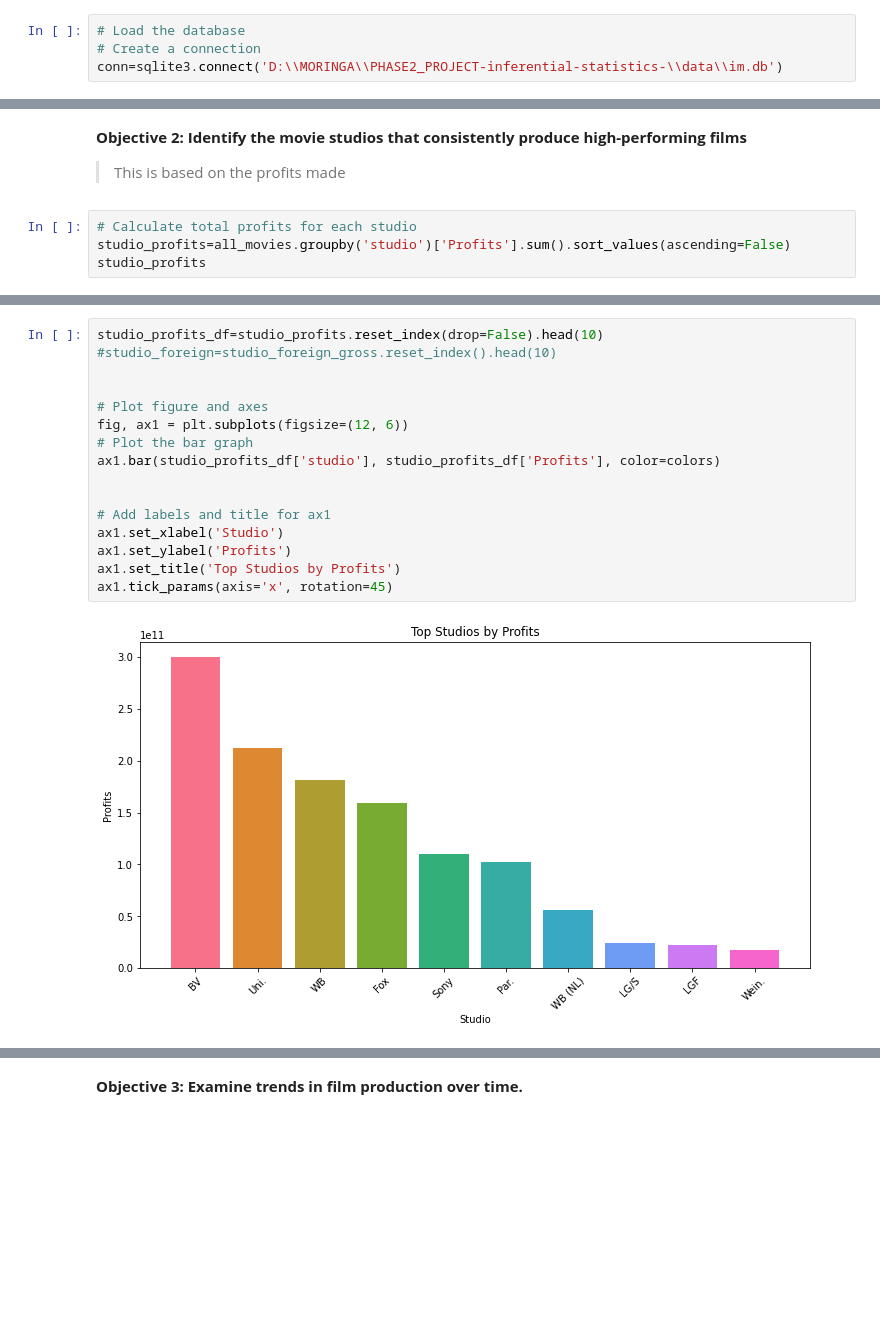
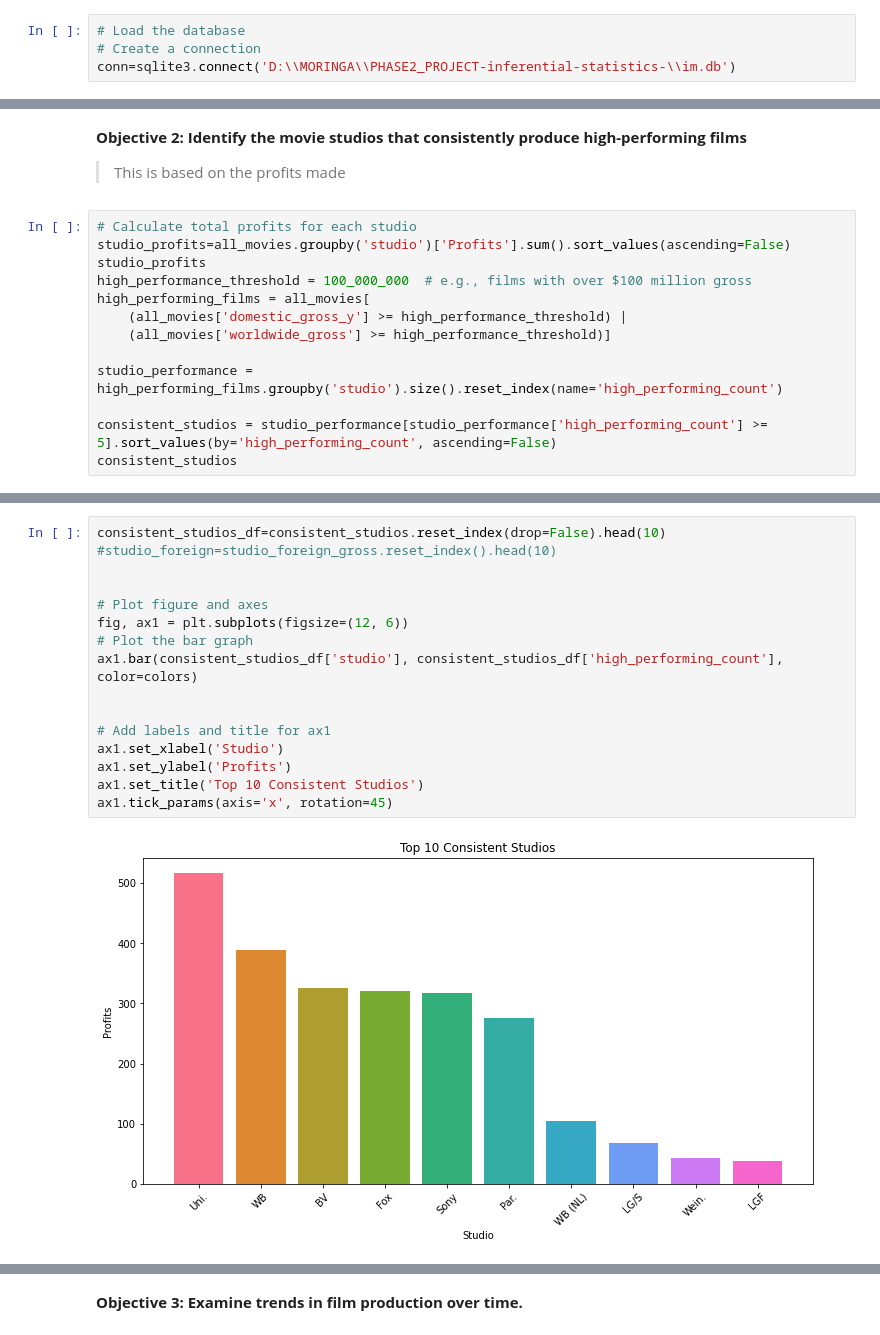
Before and after one commit to mikabenson/PHASE2_PROJECT-inferential-statistics-, a Jupyter notebook: notebooks/Franciscar.ipynb, the cells around one changed output, grey strips where cells are left out. Drawn from its saved outputs; the diff is of its cells as text; blank space fills up the shorter version.

```diff
--- a/notebooks/Franciscar.ipynb
+++ b/notebooks/Franciscar.ipynb
@@ -108,7 +108,7 @@ reviews
 # %%
 # Load the database
 # Create a connection
-conn=sqlite3.connect('D:\\MORINGA\\PHASE2_PROJECT-inferential-statistics-\\data\\im.db')
+conn=sqlite3.connect('D:\\MORINGA\\PHASE2_PROJECT-inferential-statistics-\\im.db')
 # %%
 # Create a cursor
 cursor=conn.cursor()
@@ -697,4 +699,13 @@ Text(0.5, 1.0, 'Top Genres by Profits')
 # Calculate total profits for each studio
 studio_profits=all_movies.groupby('studio')['Profits'].sum().sort_values(ascending=False)
 studio_profits
+high_performance_threshold = 100_000_000  # e.g., films with over $100 million gross
+high_performing_films = all_movies[
+    (all_movies['domestic_gross_y'] >= high_performance_threshold) |
+    (all_movies['worldwide_gross'] >= high_performance_threshold)]
+
+studio_performance = high_performing_films.groupby('studio').size().reset_index(name='high_performing_count')
+
+consistent_studios = studio_performance[studio_performance['high_performing_count'] >= 5].sort_values(by='high_performing_count', ascending=False)
+consistent_studios
 # %% [output]
@@ -714,20 +729,20 @@ Name: Profits, Length: 80, dtype: float64
 # %%
-studio_profits_df=studio_profits.reset_index(drop=False).head(10)
+consistent_studios_df=consistent_studios.reset_index(drop=False).head(10)
 #studio_foreign=studio_foreign_gross.reset_index().head(10)
 
 
 # Plot figure and axes
 fig, ax1 = plt.subplots(figsize=(12, 6))
 # Plot the bar graph
-ax1.bar(studio_profits_df['studio'], studio_profits_df['Profits'], color=colors)
+ax1.bar(consistent_studios_df['studio'], consistent_studios_df['high_performing_count'], color=colors)
 
 
 # Add labels and title for ax1
 ax1.set_xlabel('Studio')
 ax1.set_ylabel('Profits')
-ax1.set_title('Top Studios by Profits')
+ax1.set_title('Top 10 Consistent Studios')
 ax1.tick_params(axis='x', rotation=45)
 # %% [output]
-[figure, old version]
+[figure, new version]
 # %% [markdown]
 **Observation**
```
Also changed, not shown: parts of 17 cells of this notebook, 2 other files.
